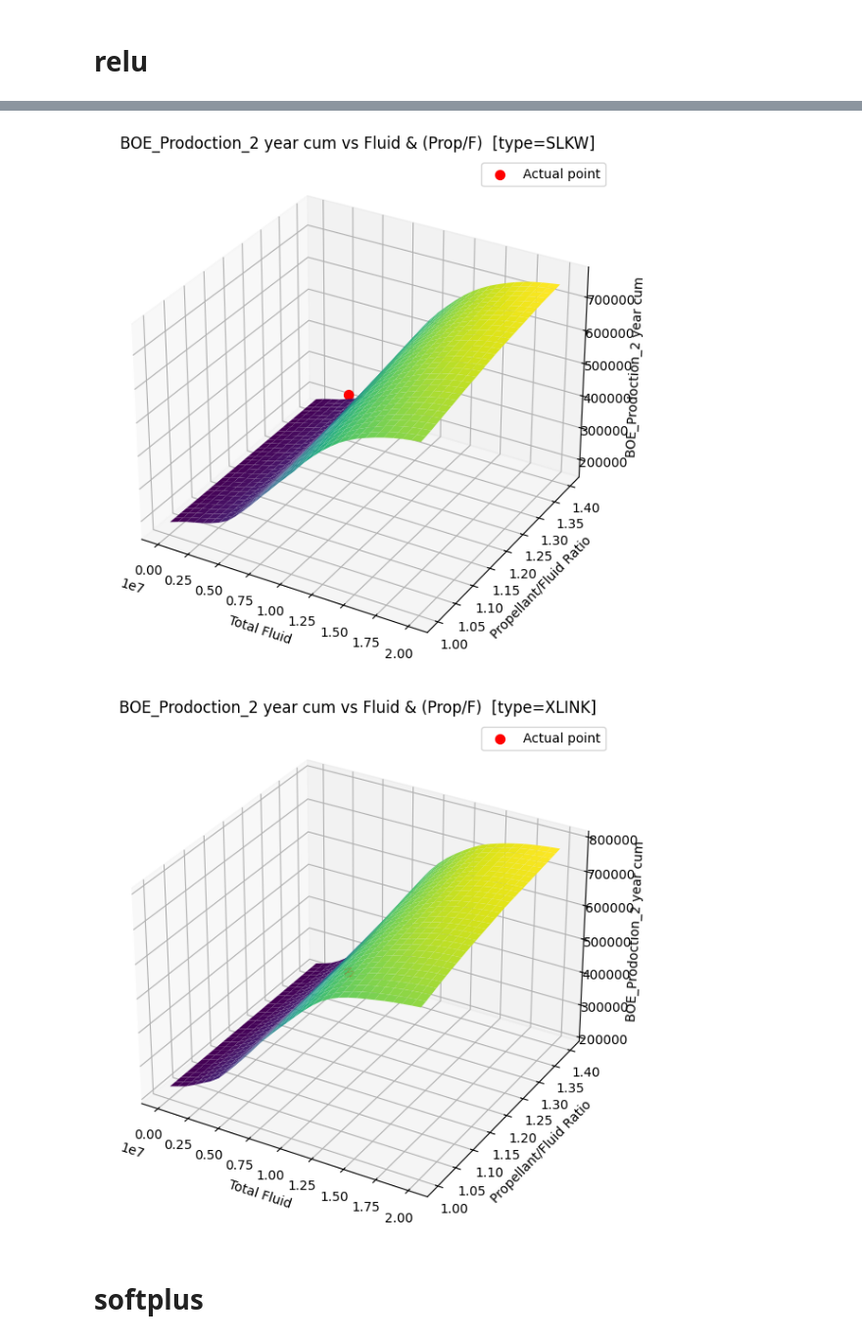
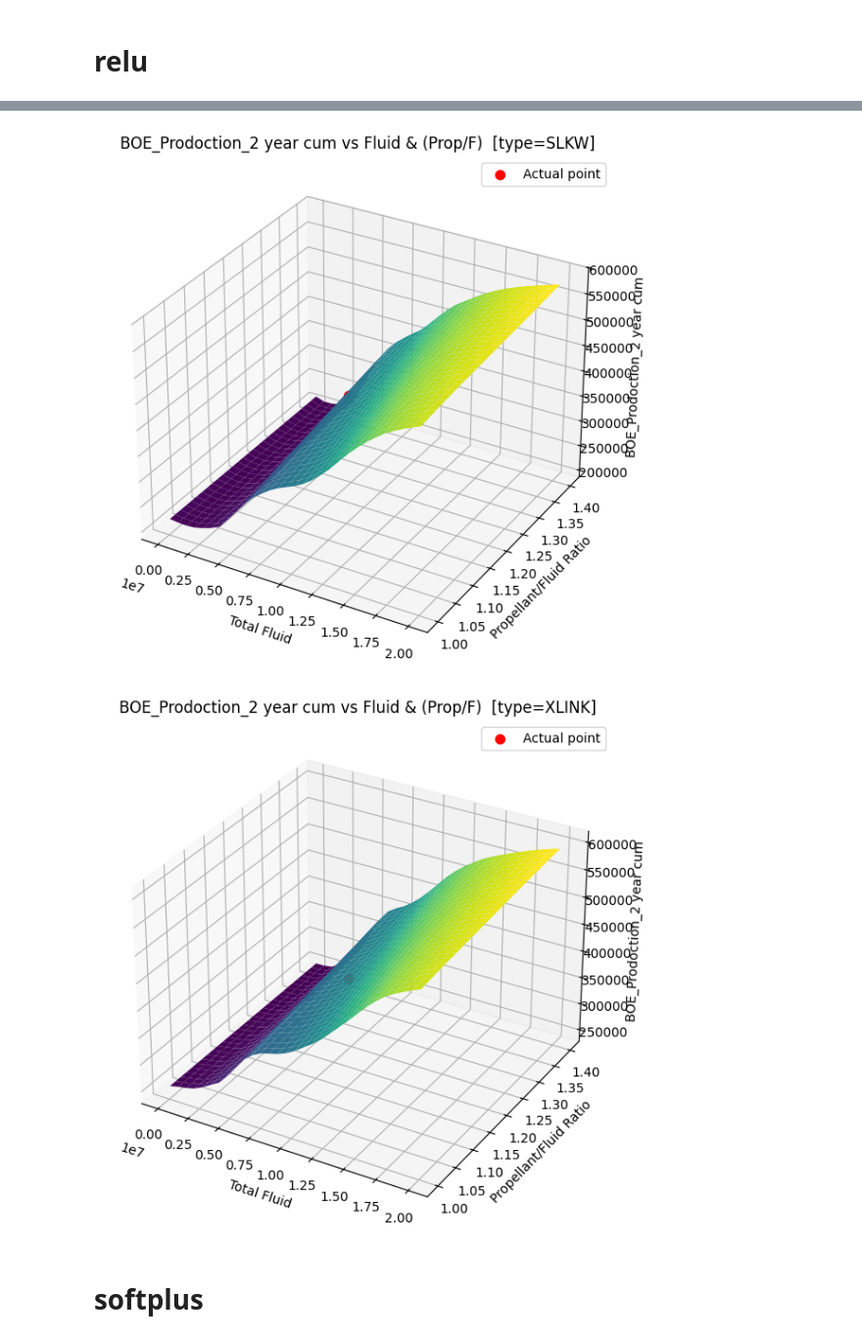
Before and after one commit to kamiaras/Eagle-Ford, a Jupyter notebook: Second/plot3D_IO_fixed-ratio.ipynb, the cells around one changed output, grey strips where cells are left out. Shown at 98% size. Cells and saved outputs as stored; diff of their text form; code cells hidden in the pictures.

```diff
--- a/Second/plot3D_IO_fixed-ratio.ipynb
+++ b/Second/plot3D_IO_fixed-ratio.ipynb
@@ -156,7 +156,7 @@ def plot_3d_response_pf_ratio_surface(
 # ─── Example usage ─────────────────────────────────────────────────────────
 plot_3d_response_pf_ratio_surface(
     run_folder="/home/kamiar/chevron/Eagle-Ford/Second/d3feed88",
-    fold=6,
+    fold=1,
     test_csv="/home/kamiar/chevron/Eagle-Ford/First/data/Eagle Ford Data(Eagle Ford)_test.csv",
     sample_index=0,
     fluid_range=(1e5, 2e7),
@@ -169,5 +169,5 @@ plot_3d_response_pf_ratio_surface(
-[figure, old version]
+[figure, new version]
-[figure, old version]
+[figure, new version]
 # %% [markdown]
 # softplus
 # %%
```
Also changed, not shown: parts of 2 cells of this notebook, 5 other files.
